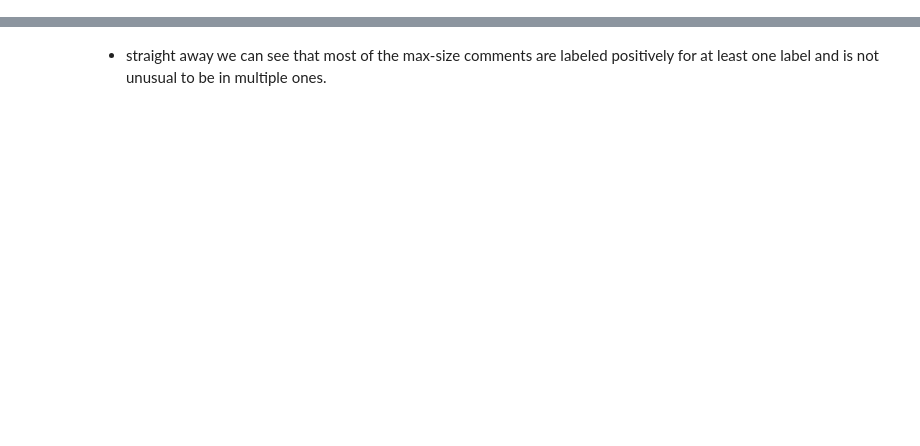
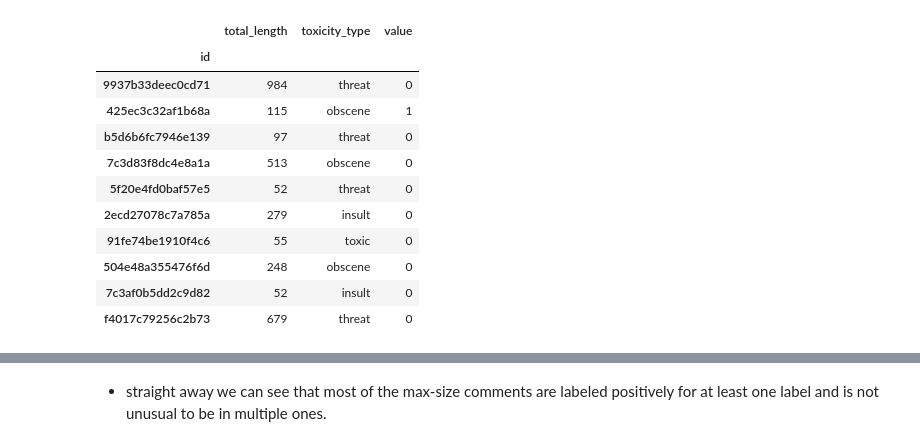
Before and after one commit to prbronze/Kaggle, a Jupyter notebook: toxic_comment_challenge/Notebooks/EDA.ipynb, the cells around one changed output, grey strips where cells are left out. Drawn from its saved outputs; the diff is of its cells as text; code cells hidden in the pictures; blank space fills up the shorter version.

```diff
--- a/toxic_comment_challenge/Notebooks/EDA.ipynb
+++ b/toxic_comment_challenge/Notebooks/EDA.ipynb
@@ -256,0 +217,19 @@ dtype: int64
+# %%
+# what is this?
+melt_df = pd.melt(df.reset_index(),
+                  id_vars=['id','total_length'],var_name='toxicity_type',
+                  value_vars=labels).set_index('id')
+melt_df.sample(10)
+# %% [output]
+|  | total_length | toxicity_type | value |
+| id |  |  |  |
+| 9937b33deec0cd71 | 984 | threat | 0 |
+| 425ec3c32af1b68a | 115 | obscene | 1 |
+| b5d6b6fc7946e139 | 97 | threat | 0 |
+| 7c3d83f8dc4e8a1a | 513 | obscene | 0 |
+| 5f20e4fd0baf57e5 | 52 | threat | 0 |
+| 2ecd27078c7a785a | 279 | insult | 0 |
+| 91fe74be1910f4c6 | 55 | toxic | 0 |
+| 504e48a355476f6d | 248 | obscene | 0 |
+| 7c3af0b5dd2c9d82 | 52 | insult | 0 |
+| f4017c79256c2b73 | 679 | threat | 0 |
```
Also changed, not shown: parts of 42 cells of this notebook.
